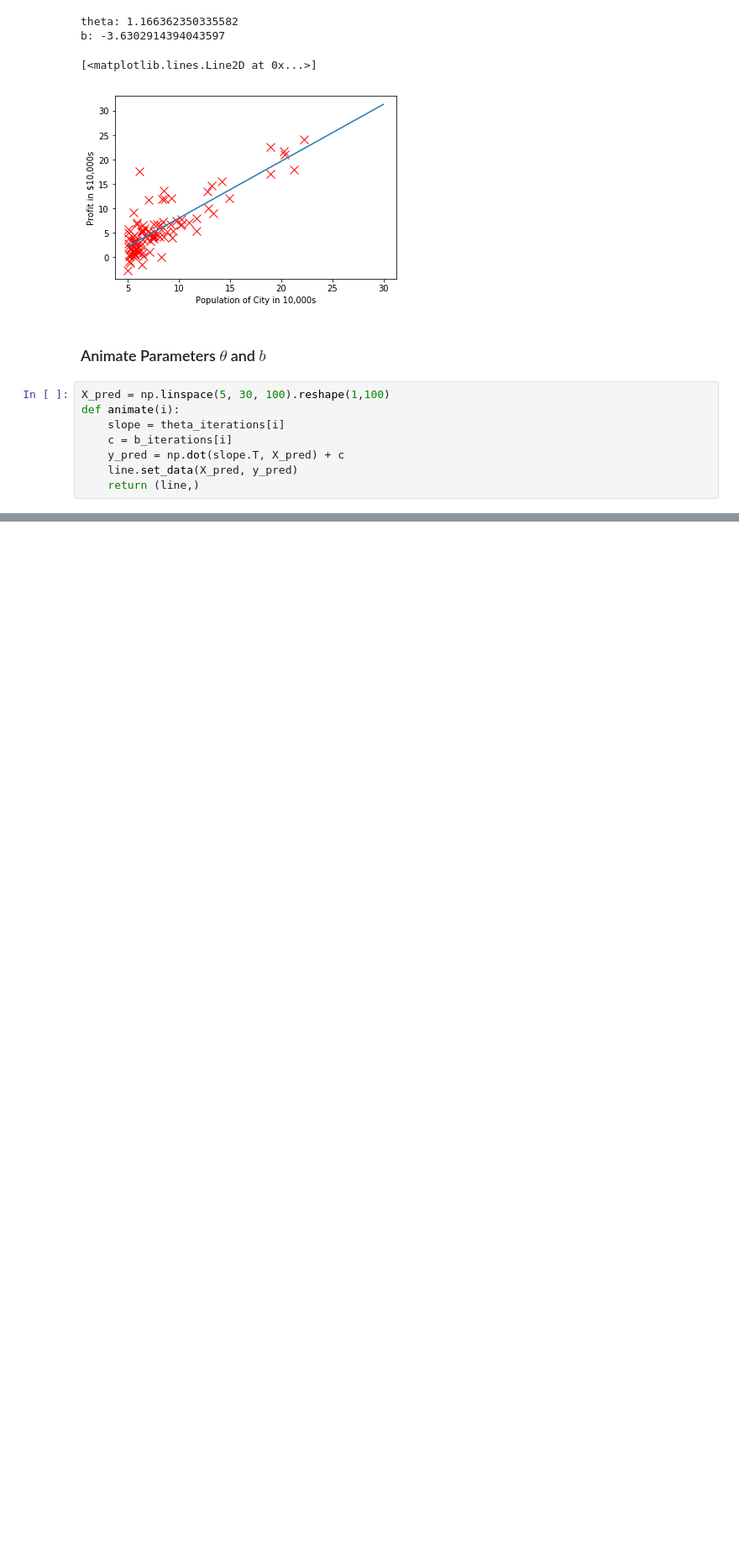
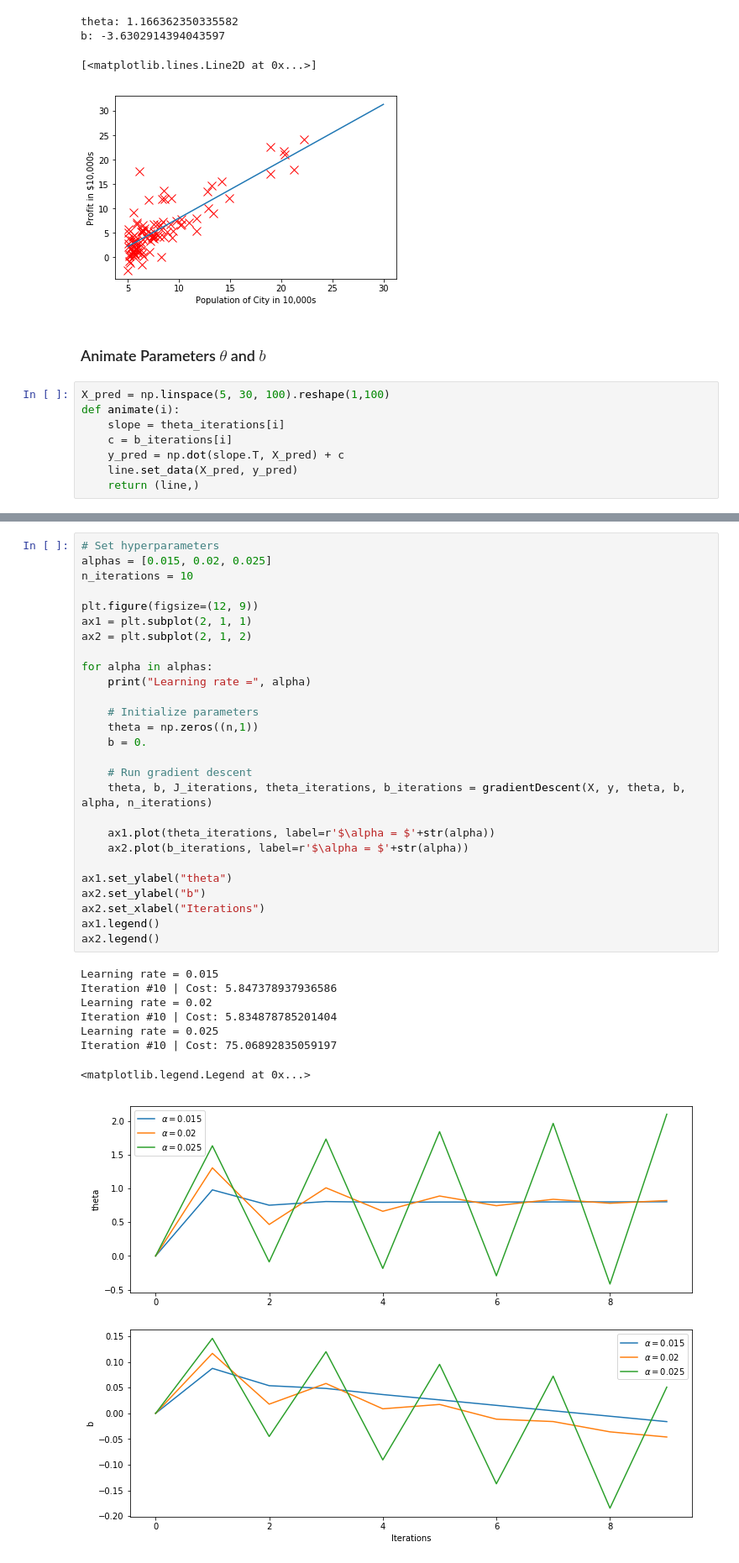
Before and after one commit to RA251995/ML-Exercises, a Jupyter notebook: Linear Regression.ipynb, the cells around one changed output, grey strips where cells are left out. Shown: that part at 84% size. Drawn from its saved outputs; the diff is of its cells as text; blank space fills up the shorter version.

```diff
--- a/Linear Regression.ipynb
+++ b/Linear Regression.ipynb
@@ -248,0 +316,36 @@ HTML(anim.to_html5_video())
+# %%
+# Set hyperparameters
+alphas = [0.015, 0.02, 0.025]
+n_iterations = 10
+
+plt.figure(figsize=(12, 9))
+ax1 = plt.subplot(2, 1, 1)
+ax2 = plt.subplot(2, 1, 2)
+
+for alpha in alphas:
+    print("Learning rate =", alpha)
+
+    # Initialize parameters
+    theta = np.zeros((n,1))
+    b = 0.
+
+    # Run gradient descent
+    theta, b, J_iterations, theta_iterations, b_iterations = gradientDescent(X, y, theta, b, alpha, n_iterations)
+
+    ax1.plot(theta_iterations, label=r'$\alpha = $'+str(alpha))
+    ax2.plot(b_iterations, label=r'$\alpha = $'+str(alpha))
+
+ax1.set_ylabel("theta")
+ax2.set_ylabel("b")
+ax2.set_xlabel("Iterations")
+ax1.legend()
+ax2.legend()
+# %% [output]
+Learning rate = 0.015
+Iteration #10 | Cost: 5.847378937936586
+Learning rate = 0.02
+Iteration #10 | Cost: 5.834878785201404
+Learning rate = 0.025
+Iteration #10 | Cost: 75.06892835059197
+<matplotlib.legend.Legend at 0x...>
+[figure, added]
```
Also changed, not shown: parts of 14 cells of this notebook, 3 other files.
